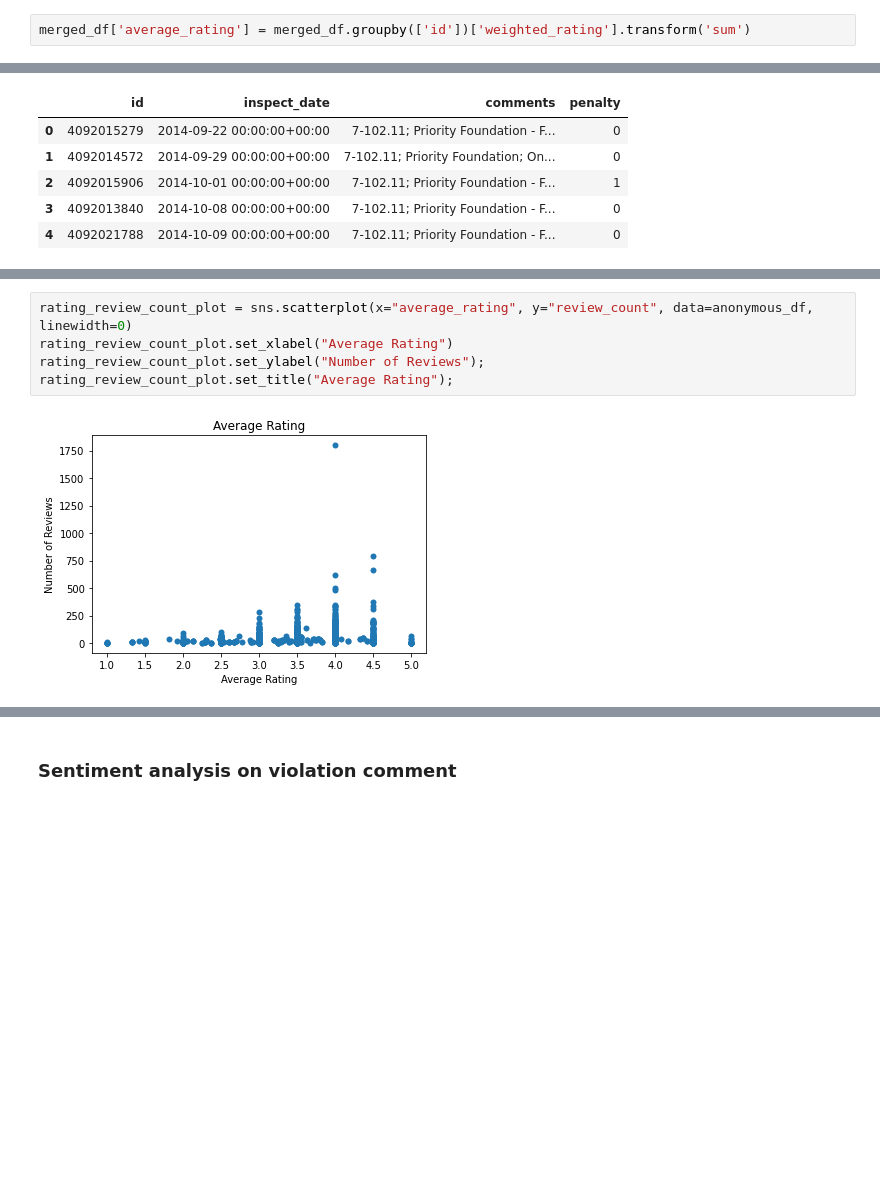
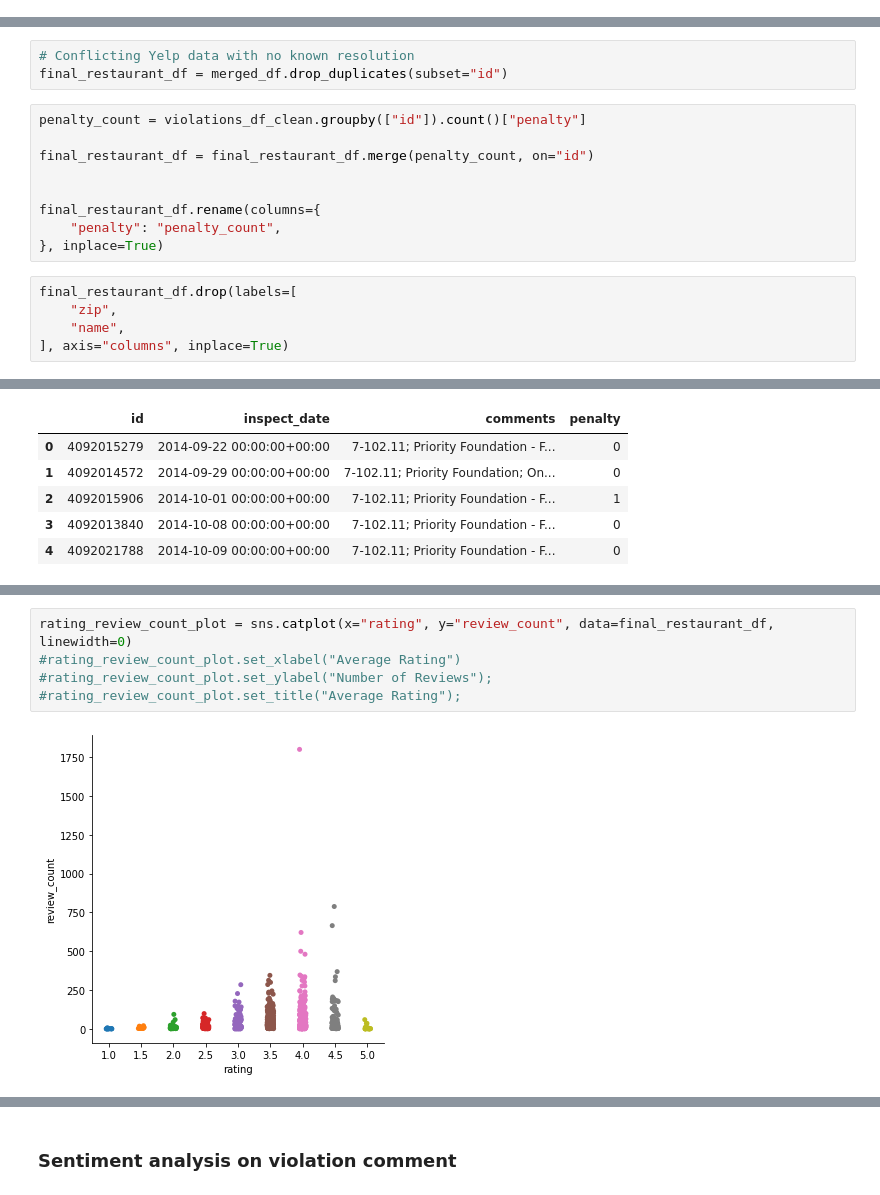
Before and after one commit to COGS108/individual_sp20, a Jupyter notebook: final_project/Scratch Work.ipynb, the cells around one changed output, grey strips where cells are left out. Saved outputs shown, nothing was run; the diff lists cells and outputs as text; blank space fills up the shorter version.

```diff
--- a/final_project/Scratch Work.ipynb
+++ b/final_project/Scratch Work.ipynb
@@ -412,2 +330,0 @@ dtype: int64
-# %%
-merged_df['average_rating'] = merged_df.groupby(['id'])['weighted_rating'].transform('sum')
@@ -433 +331,18 @@ deduped_merged_df[deduped_merged_df["id"] == "4092014233"]
+# %%
+# Conflicting Yelp data with no known resolution
+final_restaurant_df = merged_df.drop_duplicates(subset="id")
+# %%
+penalty_count = violations_df_clean.groupby(["id"]).count()["penalty"]
+
+final_restaurant_df = final_restaurant_df.merge(penalty_count, on="id")
+
+
+final_restaurant_df.rename(columns={
+    "penalty": "penalty_count",
+}, inplace=True)
+# %%
+final_restaurant_df.drop(labels=[
+    "zip",
+    "name",
+], axis="columns", inplace=True)
 # %%
@@ -490,7 +392,7 @@ yelp_review_plot;
 # %%
-rating_review_count_plot = sns.scatterplot(x="average_rating", y="review_count", data=anonymous_df, linewidth=0)
-rating_review_count_plot.set_xlabel("Average Rating")
-rating_review_count_plot.set_ylabel("Number of Reviews");
-rating_review_count_plot.set_title("Average Rating");
+rating_review_count_plot = sns.catplot(x="rating", y="review_count", data=final_restaurant_df, linewidth=0)
+#rating_review_count_plot.set_xlabel("Average Rating")
+#rating_review_count_plot.set_ylabel("Number of Reviews");
+#rating_review_count_plot.set_title("Average Rating");
 # %% [output]
-[figure, old version]
+[figure, new version]
```
Also changed, not shown: parts of 64 cells of this notebook.
